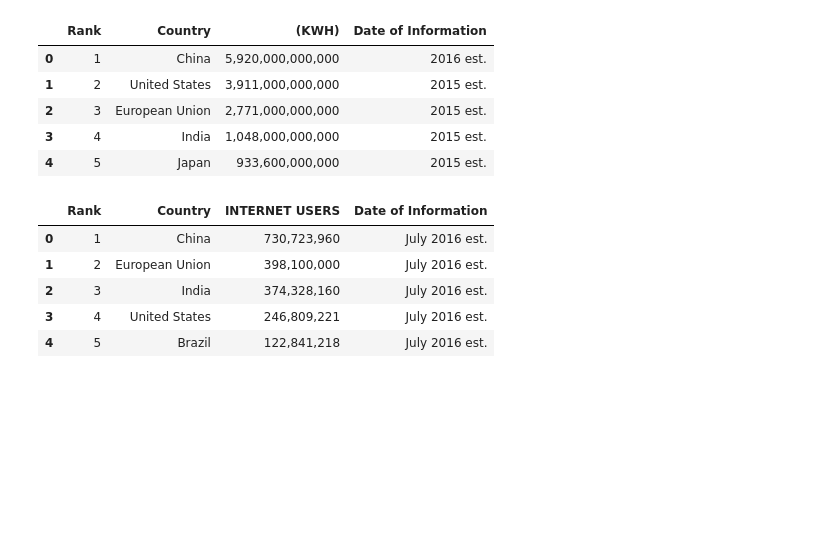
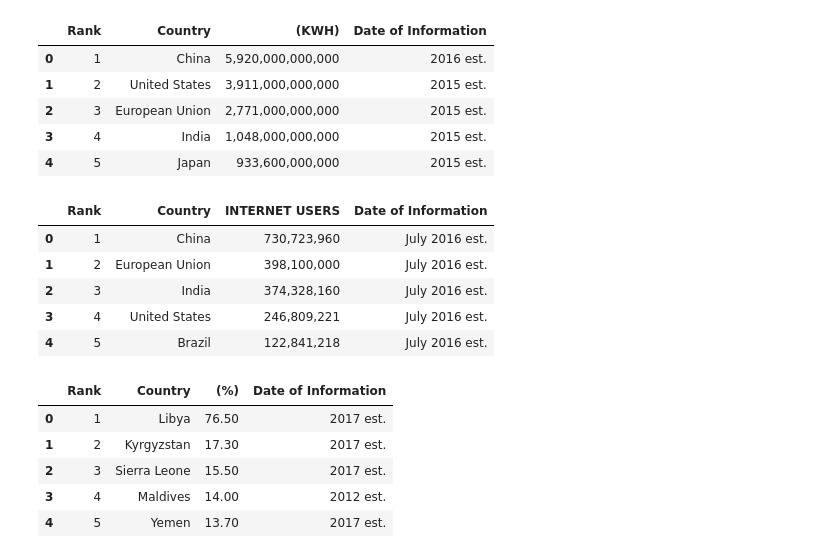
Before and after one commit to MCassetti/project_luther, a Jupyter notebook: project_luther_webscraper.ipynb, the cells around one changed output. Saved outputs shown, nothing was run; the diff lists cells and outputs as text; code cells hidden in the pictures; blank space fills up the shorter version.

```diff
--- a/project_luther_webscraper.ipynb
+++ b/project_luther_webscraper.ipynb
@@ -57,5 +88,16 @@ usr = web_scrape_cia(url)
 | 2 | 3 | India | 374,328,160 | July 2016 est. |
 | 3 | 4 | United States | 246,809,221 | July 2016 est. |
 | 4 | 5 | Brazil | 122,841,218 | July 2016 est. |
+# %%
+# industrial growth rate
+url = 'https://www.cia.gov/library/publications/the-world-factbook/rankorder/2089rank.html'
+igr = web_scrape_cia(url)
 # %%
-usr.head()
+igr.head()
+# %% [output]
+|  | Rank | Country | (%) | Date of Information |
+| 0 | 1 | Libya | 76.50 | 2017 est. |
+| 1 | 2 | Kyrgyzstan | 17.30 | 2017 est. |
+| 2 | 3 | Sierra Leone | 15.50 | 2017 est. |
+| 3 | 4 | Maldives | 14.00 | 2012 est. |
+| 4 | 5 | Yemen | 13.70 | 2017 est. |
```
Also changed, not shown: parts of 21 cells of this notebook, 2 other files.
